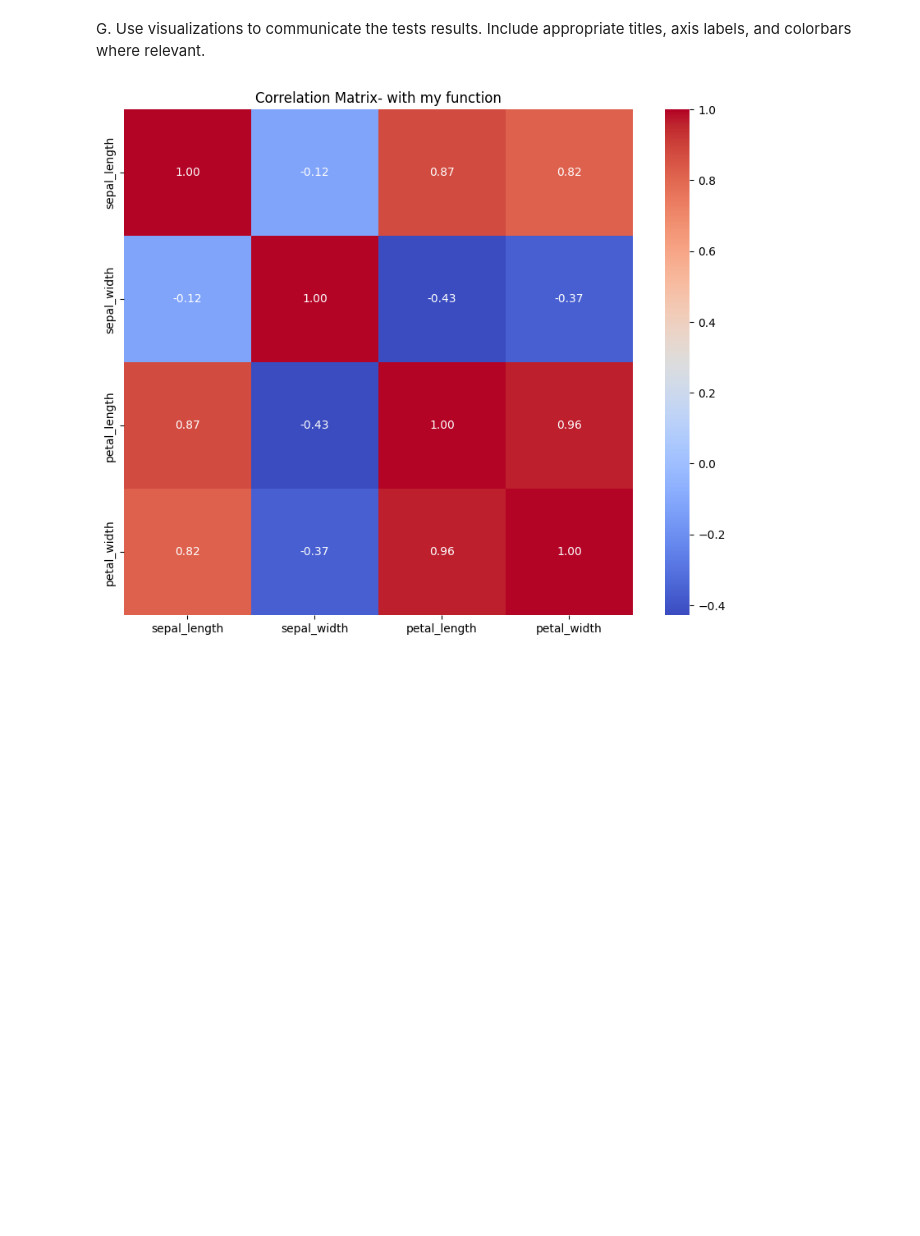
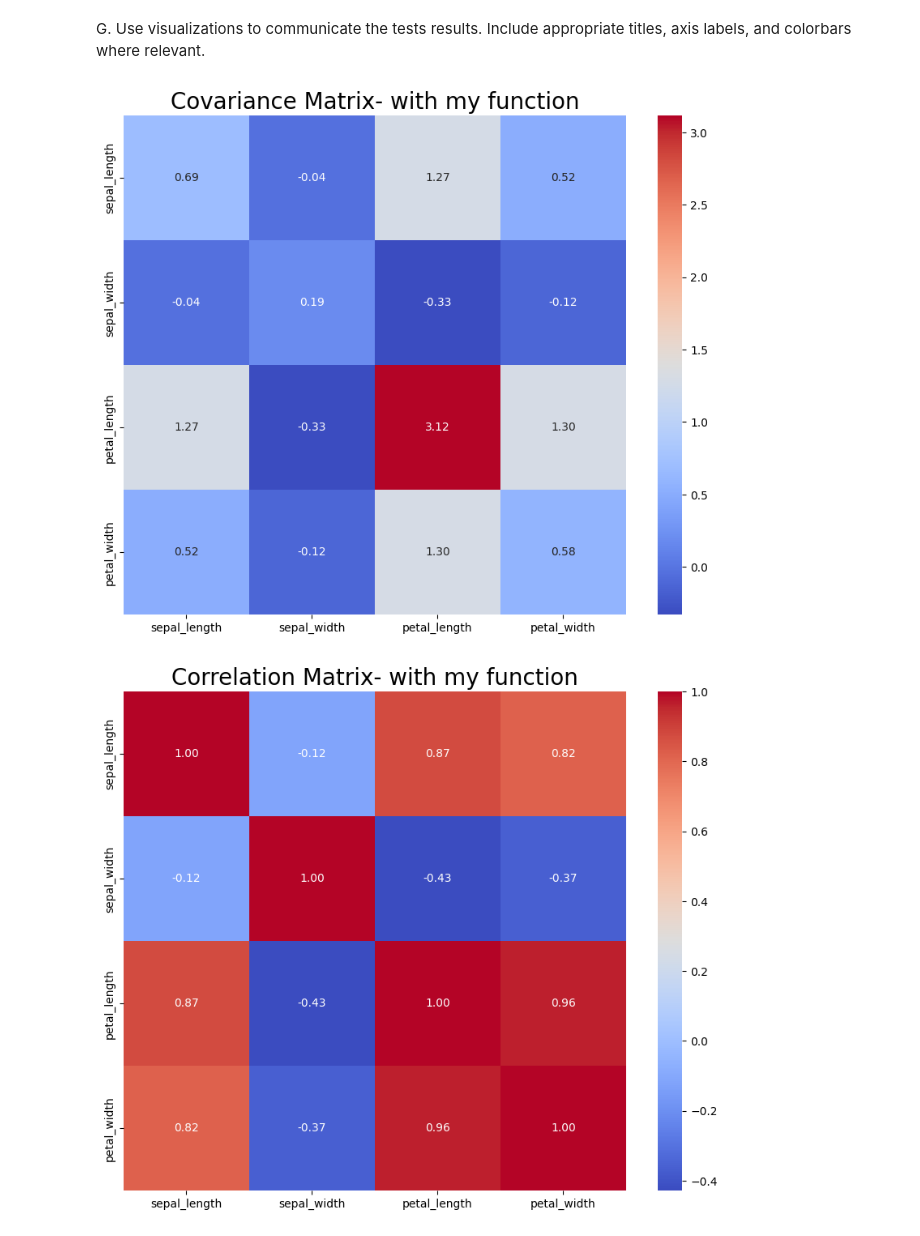
Before and after one commit to Yaelts2/MiniProject1, a Jupyter notebook: Miniproject 1.ipynb, the cells around one changed output. Drawn from its saved outputs; the diff is of its cells as text; code cells hidden in the pictures; blank space fills up the shorter version.

```diff
--- a/Miniproject 1.ipynb
+++ b/Miniproject 1.ipynb
@@ -154,10 +147,21 @@ test with np:
 G. Use visualizations to communicate the tests results. Include appropriate titles,
 axis labels, and colorbars where relevant.
 # %%
+covariance_matrix = covMat(iris_df)
+plt.figure(figsize=(10, 8))
+sns.heatmap(covariance_matrix, annot=True, cmap="coolwarm",
+            fmt=".2f",
+            xticklabels=['sepal_length', 'sepal_width', 'petal_length', 'petal_width'],
+            yticklabels=['sepal_length', 'sepal_width', 'petal_length', 'petal_width'])
+plt.title("Covariance Matrix- with my function", size=20)
+plt.show()
 correlation_matrix = corrMat(iris_df)
 plt.figure(figsize=(10, 8))
-sns.heatmap(correlation_matrix, annot=True, cmap="coolwarm", fmt=".2f", xticklabels=['sepal_length', 'sepal_width', 'petal_length', 'petal_width'], yticklabels=['sepal_length', 'sepal_width', 'petal_length', 'petal_width'])
-plt.title("Correlation Matrix- with my function")
+sns.heatmap(correlation_matrix, annot=True, cmap="coolwarm", fmt=".2f",
+            xticklabels=['sepal_length', 'sepal_width', 'petal_length', 'petal_width'],
+            yticklabels=['sepal_length', 'sepal_width', 'petal_length', 'petal_width'])
+plt.title("Correlation Matrix- with my function",size=20)
 plt.show()
 # %% [output]
-[figure, old version]
+[figure, new version]
+[figure, added]
```
Also changed, not shown: parts of 9 cells of this notebook, 1 other file.
